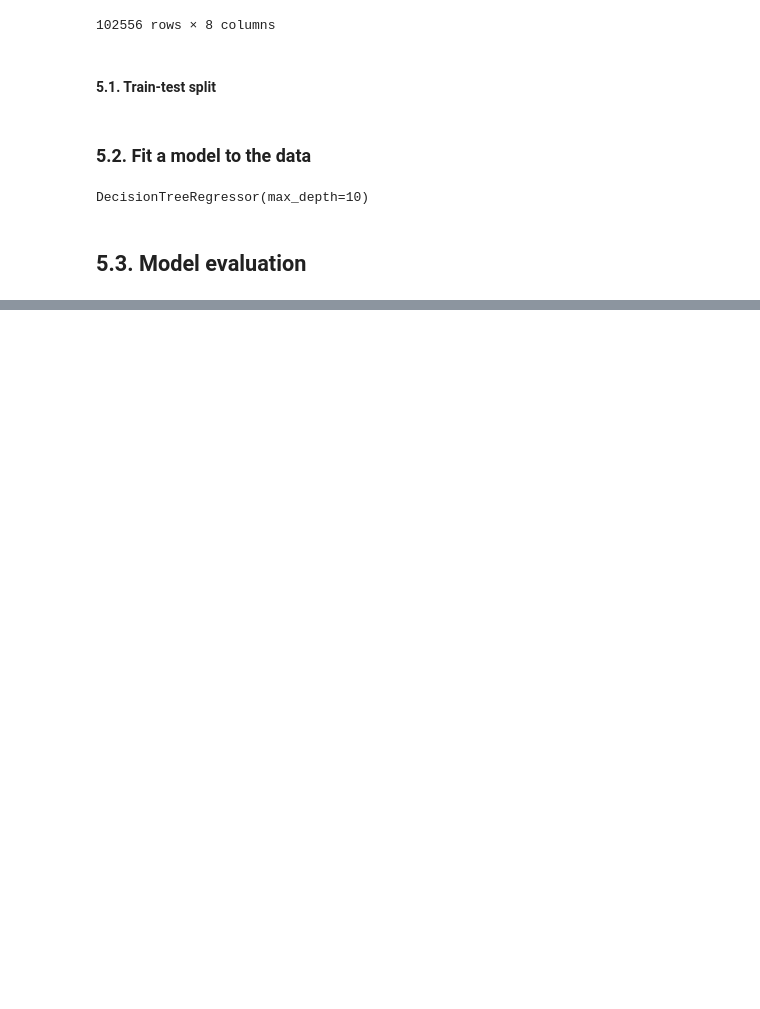
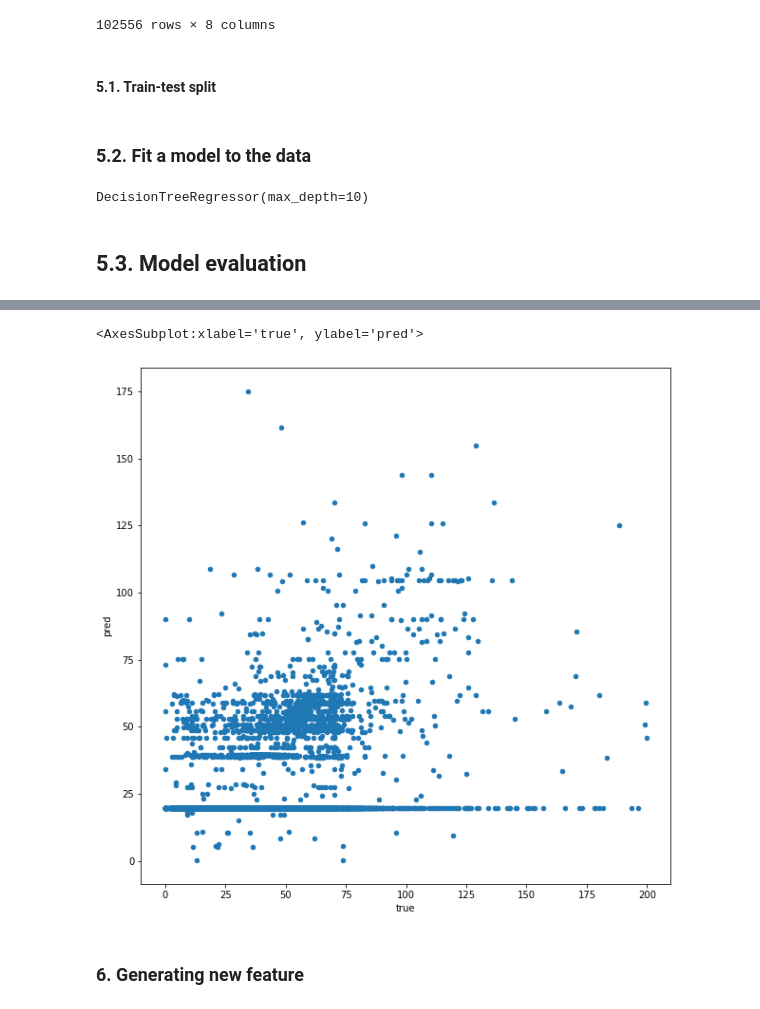
Before and after one commit to kokorie1/New-York-Taxi-Analysis, a Jupyter notebook: Presentable notebook.ipynb, the cells around one changed output, grey strips where cells are left out. Cells and saved outputs as stored; diff of their text form; code cells hidden in the pictures; blank space fills up the shorter version.

```diff
--- a/Presentable notebook.ipynb
+++ b/Presentable notebook.ipynb
@@ -443,0 +525,10 @@ DecisionTreeRegressor(max_depth=10)
+# %%
+data = {'true': y_test_b, 'pred': y_pred_b}
+results = pd.DataFrame(data)
+
+results.plot(figsize=(10,10), kind='scatter', x='true', y='pred')
+# %% [output]
+<AxesSubplot:xlabel='true', ylabel='pred'>
+[figure, added]
+# %% [markdown]
+### 6. Generating new feature
```
Also changed, not shown: parts of 38 cells of this notebook.
